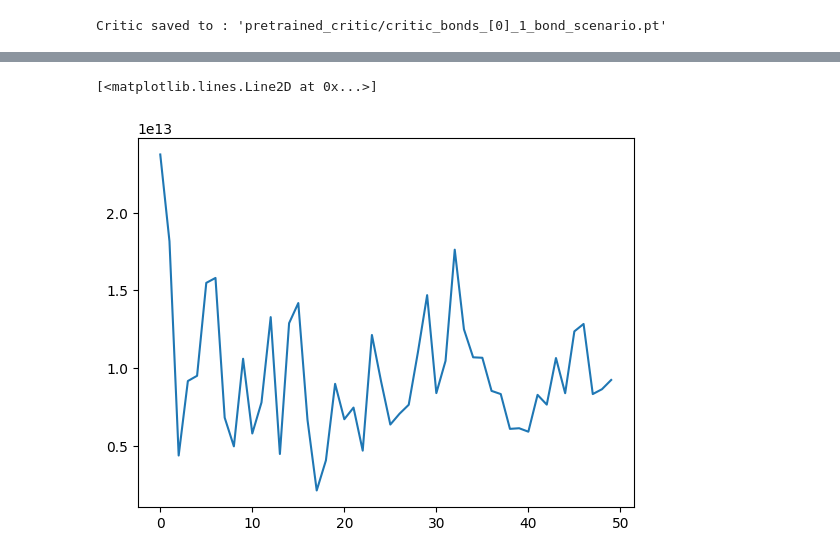
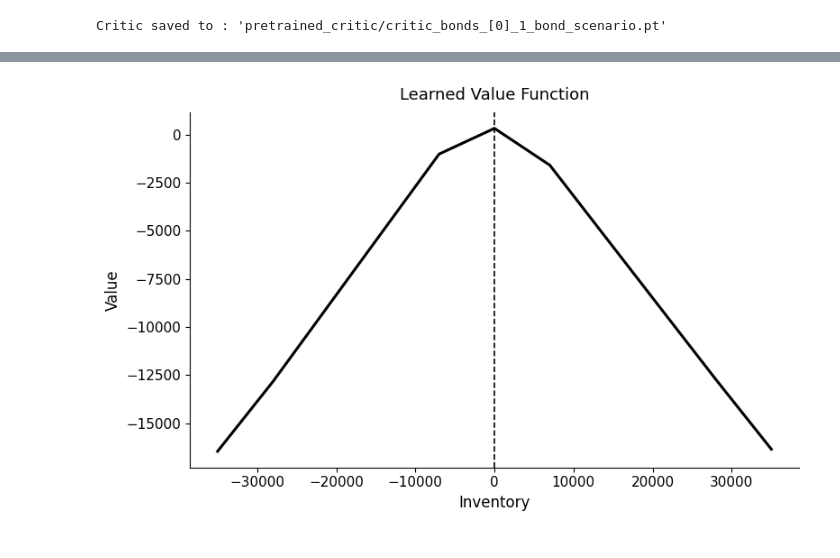
Before and after one commit to MariusKart/Deep-RL-for-Market-Making, a Jupyter notebook: Notebooks/1bond.ipynb, the cells around one changed output, grey strips where cells are left out. Drawn from its saved outputs; the diff is of its cells as text; code cells hidden in the pictures.

```diff
--- a/Notebooks/1bond.ipynb
+++ b/Notebooks/1bond.ipynb
@@ -129,8 +143,42 @@ results = train_final(
 # %%
-plt.plot(results["critic_loss"])
+
+critic.eval()
+
+device = next(critic.parameters()).device
+
+grid = np.arange(LB_RISK[0], UB_RISK[0] + AVG_SIZES[0], AVG_SIZES[0], dtype=np.float32)
+
+# critic was trained on inventories normalized by avg sizes
+X = (grid / AVG_SIZES[0]).reshape(-1, 1)
+
+with torch.no_grad():
+    X_t = torch.tensor(X, dtype=torch.float32, device=device)
+    V = critic(X_t)
+    if V.dim() == 2 and V.shape[1] == 1:
+        V = V[:, 0]
+    V = V.detach().cpu().numpy()
+
+out_path = Path(f"figures/learned_value_function_{SELECTED_BONDS}.eps")
+
+fig, ax = plt.subplots(figsize=(8, 5))
+
+ax.plot(grid, V, color="black", linewidth=2.2)
+ax.axvline(0.0, color="black", linestyle="--", linewidth=1.2)
+
+ax.set_xlabel("Inventory", fontsize=12)
+ax.set_ylabel("Value", fontsize=12)
+ax.set_title("Learned Value Function", fontsize=13, pad=10)
+
+ax.grid(False)
+ax.spines["top"].set_visible(False)
+ax.spines["right"].set_visible(False)
+ax.tick_params(axis="both", labelsize=11)
+
+plt.tight_layout()
+fig.savefig(out_path, format="eps", bbox_inches="tight")
+plt.show()
 # %% [output]
-[<matplotlib.lines.Line2D at 0x...>]
-[figure, old version]
+[figure, new version]
 # %%
 S_long, A_base_long, A_noisy_long, D_long, R_long, S_trade_long = rollout(
     policy=actors,
```
Also changed, not shown: parts of 14 cells of this notebook, 17 other files.
